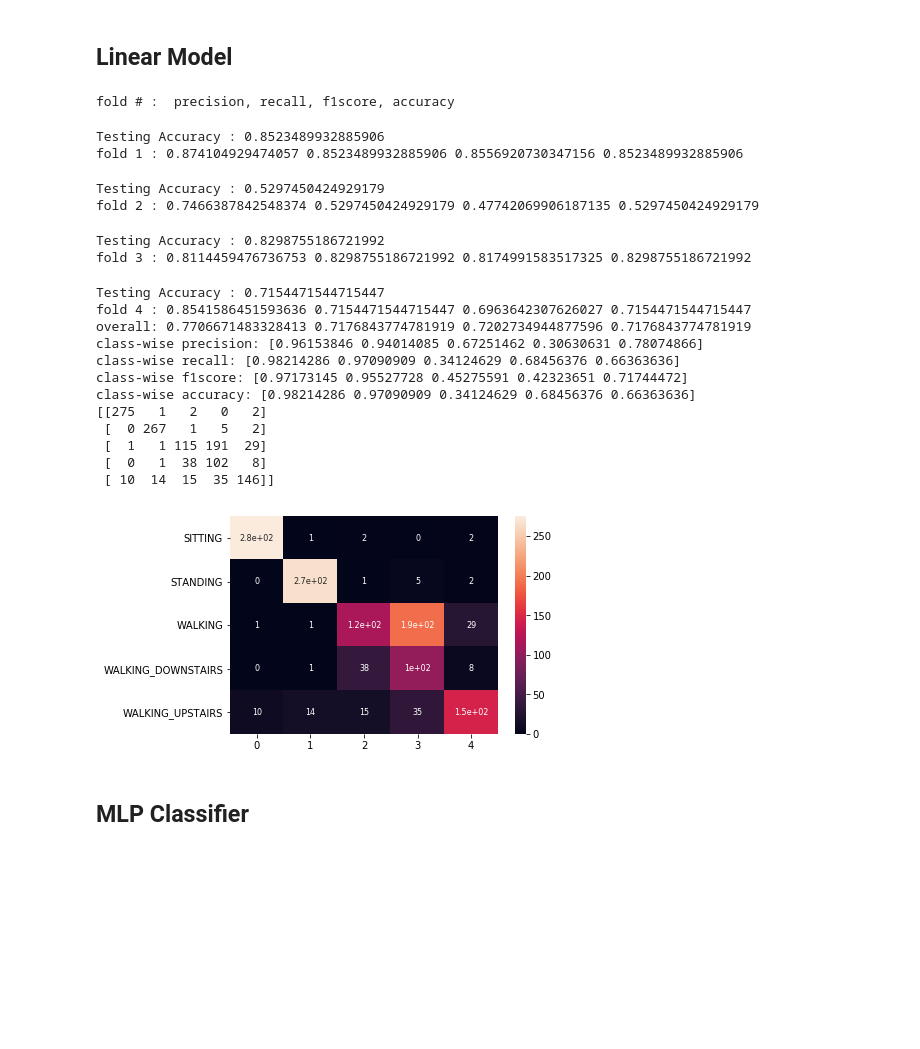
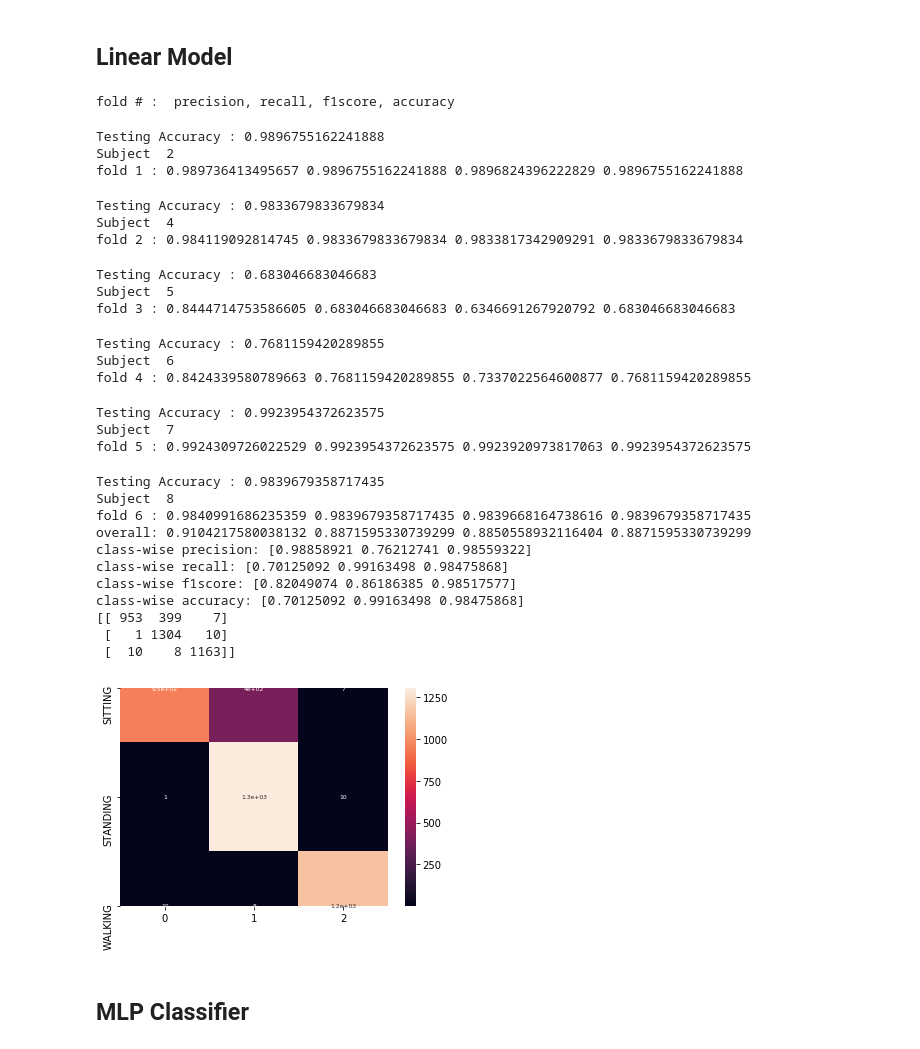
Before and after one commit to hasantarek2002/HAR, a Jupyter notebook: ML Code/human_activity_recognition_Classifier.ipynb, the cells around one changed output. Saved outputs shown, nothing was run; the diff lists cells and outputs as text; code cells hidden in the pictures; blank space fills up the shorter version.

```diff
--- a/ML Code/human_activity_recognition_Classifier.ipynb
+++ b/ML Code/human_activity_recognition_Classifier.ipynb
@@ -67,7 +69,12 @@ import tensorflow as tf
 # Load Data
 # %%
 #df = pd.read_csv('Processed Data/accelerometer_extracted_featured_data_50_window_size_without_overlapping.csv')
-df = pd.read_csv('Processed Data/accelerometer_extracted_featured_data_50_window_size_with_50_percent_overlapping.csv')
+#df = pd.read_csv('Processed Data/accelerometer_extracted_featured_data_50_window_size_with_50_percent_overlapping.csv')
+#df = pd.read_csv('Processed Data/accelerometer_extracted_featured_data_50_window_size_with_50_percent_overlapping_4_subject.csv')
+
+#df = pd.read_csv('Processed Data/accelerometer_extracted_featured_data_50_window_size_without_overlapping_with_three_activities.csv')
+df = pd.read_csv('Processed Data/Three_activities_data_with__50_window_size_without_overlapping.csv')
+
 
 df.head()
 # %% [output]
@@ -204,6 +198,7 @@ for f, sub in enumerate(subjects[:]):
   train_y = le.fit_transform(train_data[:,-1].astype('str'))+1
 
   train_x = train_data[: , :-2 ].astype(float)
+  print(train_x.shape)
   train_y = train_y.astype(int)
   #print(train_x, type(train_x), train_x.shape)
   #print(train_y, type(train_y), train_y.shape)
@@ -213,7 +208,7 @@ for f, sub in enumerate(subjects[:]):
   #train_x = mmscaler.transform(train_x)
   #print(train_x)
 
-  clf = KNeighborsClassifier(n_neighbors=10, weights='distance')
+  clf = KNeighborsClassifier(n_neighbors=8, weights='distance')
   clf.fit(train_x, train_y)
   #print(train_x[0],train_x[0].shape,train_x.shape)
 
@@ -275,9 +270,11 @@ print(cm_all.astype('int'))
 
 
 array = confusion_matrix(true_all, pred_all)
-df_cm = pd.DataFrame(array, range(5),range(5))
+df_cm = pd.DataFrame(array, range(n_class),range(n_class))
 #sn.set(font_scale=1)#for label size
-sn.heatmap(df_cm, annot=True,annot_kws={"size": 8},yticklabels=('SITTING', 'STANDING', 'WALKING', 'WALKING_DOWNSTAIRS', 'WALKING_UPSTAIRS'))# font size
+#sn.heatmap(df_cm, annot=True,annot_kws={"size": 8},yticklabels=('SITTING', 'STANDING', 'WALKING', 'WALKING_DOWNSTAIRS', 'WALKING_UPSTAIRS'))# font size
+sn.heatmap(df_cm, annot=True,annot_kws={"size": 6},yticklabels=('SITTING', 'STANDING', 'WALKING'))
+
 plt.show()
 # %% [output]
 fold # :  precision, recall, f1score, accuracy
@@ -775,55 +794,65 @@ for f, sub in enumerate(subjects[:]):
   fold_result += [precision, recall, f1score, accuracy]
 
 
   Predictions_test = clf.predict(test_x)
   TestAccuracy = accuracy_score(y_true = test_y, y_pred = Predictions_test)
   print("Testing Accuracy : {}".format(TestAccuracy))
-
+  print("Subject ", sub)
   print("fold", f+1,":", precision,recall,f1score,accuracy)
   cm_all += confusion_matrix(true, pred)
 
 ov_precision, ov_recall, ov_f1score, _ = precision_recall_fscore_support(true_all, pred_all, average='weighted')
 ov_accuracy = accuracy_score(true_all, pred_all)
 
 print("overall:", ov_precision, ov_recall, ov_f1score,ov_accuracy)
 
 class_prec, class_rec, class_f1 = classification_report(cm_all)
 class_acc = cm_all.diagonal()/np.sum(cm_all, axis=1)
 print('class-wise precision:',class_prec)
 print('class-wise recall:',class_rec)
 print('class-wise f1score:',class_f1)
 print('class-wise accuracy:',class_acc)
 
 print(cm_all.astype('int'))
 
 
 
 array = confusion_matrix(true_all, pred_all)
-df_cm = pd.DataFrame(array, range(5),range(5))
+df_cm = pd.DataFrame(array, range(n_class),range(n_class))
 #sn.set(font_scale=1)#for label size
-sn.heatmap(df_cm, annot=True,annot_kws={"size": 8},yticklabels=('SITTING', 'STANDING', 'WALKING', 'WALKING_DOWNSTAIRS', 'WALKING_UPSTAIRS'))# font size
+#sn.heatmap(df_cm, annot=True,annot_kws={"size": 8},yticklabels=('SITTING', 'STANDING', 'WALKING', 'WALKING_DOWNSTAIRS', 'WALKING_UPSTAIRS'))# font size
+sn.heatmap(df_cm, annot=True,annot_kws={"size": 6},yticklabels=('SITTING', 'STANDING', 'WALKING'))
+
 plt.show()
 # %% [output]
 fold # :  precision, recall, f1score, accuracy
-Testing Accuracy : 0.8523489932885906
-fold 1 : 0.874104929474057 0.8523489932885906 0.8556920730347156 0.8523489932885906
+Testing Accuracy : 0.9896755162241888
+Subject  2
+fold 1 : 0.989736413495657 0.9896755162241888 0.9896824396222829 0.9896755162241888
-Testing Accuracy : 0.5297450424929179
-fold 2 : 0.7466387842548374 0.5297450424929179 0.47742069906187135 0.5297450424929179
+Testing Accuracy : 0.9833679833679834
+Subject  4
+fold 2 : 0.984119092814745 0.9833679833679834 0.9833817342909291 0.9833679833679834
-Testing Accuracy : 0.8298755186721992
-fold 3 : 0.8114459476736753 0.8298755186721992 0.8174991583517325 0.8298755186721992
+Testing Accuracy : 0.683046683046683
+Subject  5
+fold 3 : 0.8444714753586605 0.683046683046683 0.6346691267920792 0.683046683046683
-Testing Accuracy : 0.7154471544715447
-fold 4 : 0.8541586451593636 0.7154471544715447 0.6963642307626027 0.7154471544715447
-overall: 0.7706671483328413 0.7176843774781919 0.7202734944877596 0.7176843774781919
-class-wise precision: [0.96153846 0.94014085 0.67251462 0.30630631 0.78074866]
-class-wise recall: [0.98214286 0.97090909 0.34124629 0.68456376 0.66363636]
-class-wise f1score: [0.97173145 0.95527728 0.45275591 0.42323651 0.71744472]
-class-wise accuracy: [0.98214286 0.97090909 0.34124629 0.68456376 0.66363636]
-[[275   1   2   0   2]
- [  0 267   1   5   2]
- [  1   1 115 191  29]
- [  0   1  38 102   8]
- [ 10  14  15  35 146]]
+Testing Accuracy : 0.7681159420289855
+Subject  6
+fold 4 : 0.8424339580789663 0.7681159420289855 0.7337022564600877 0.7681159420289855
+Testing Accuracy : 0.9923954372623575
+Subject  7
+fold 5 : 0.9924309726022529 0.9923954372623575 0.9923920973817063 0.9923954372623575
+Testing Accuracy : 0.9839679358717435
+Subject  8
+fold 6 : 0.9840991686235359 0.9839679358717435 0.9839668164738616 0.9839679358717435
+overall: 0.9104217580038132 0.8871595330739299 0.8850558932116404 0.8871595330739299
+class-wise precision: [0.98858921 0.76212741 0.98559322]
+class-wise recall: [0.70125092 0.99163498 0.98475868]
+class-wise f1score: [0.82049074 0.86186385 0.98517577]
+class-wise accuracy: [0.70125092 0.99163498 0.98475868]
+[[ 953  399    7]
+ [   1 1304   10]
+ [  10    8 1163]]
-[figure, old version]
+[figure, new version]
 # %% [markdown]
 ## MLP Classifier
 # %%
```
Also changed, not shown: parts of 22 cells of this notebook, 10 other files.
